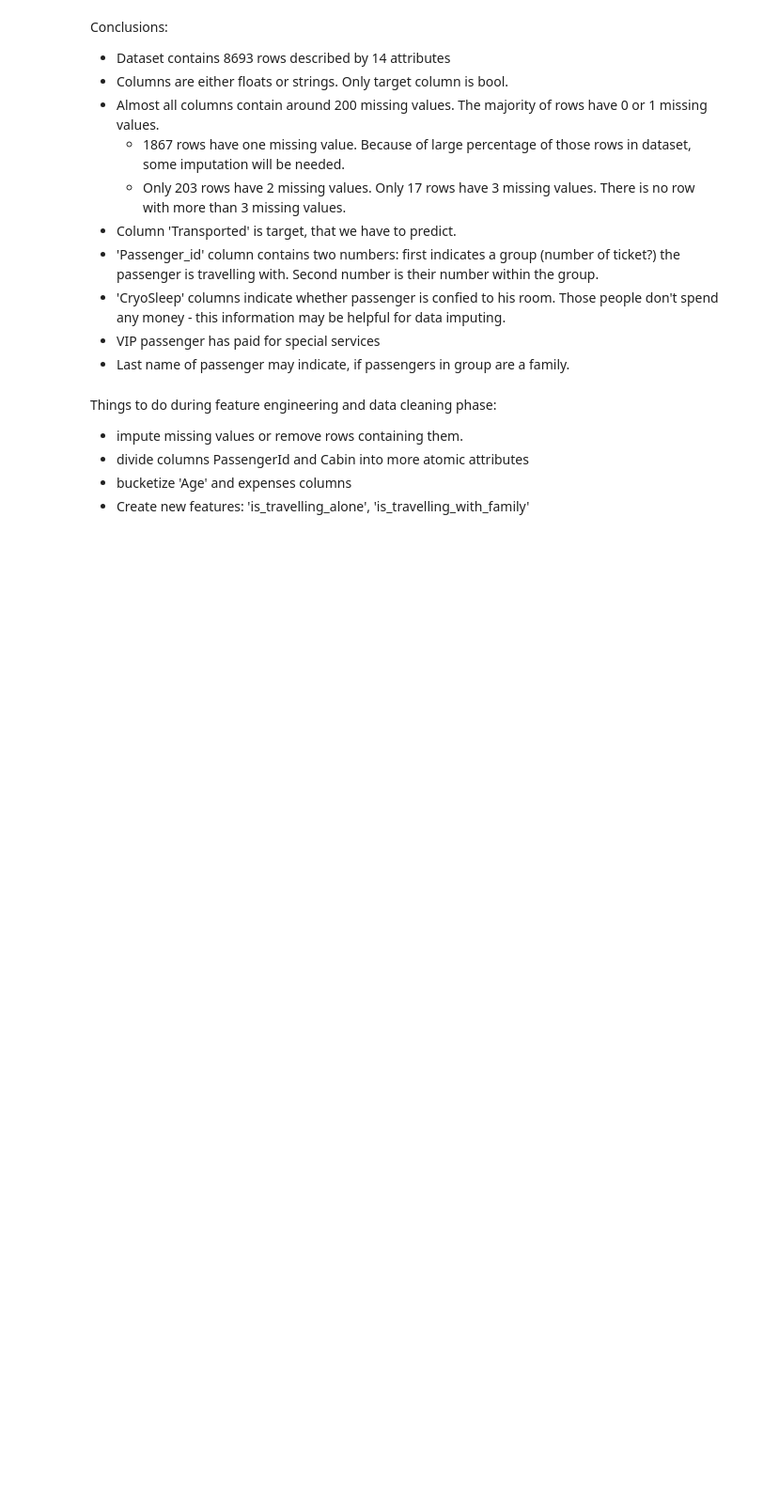
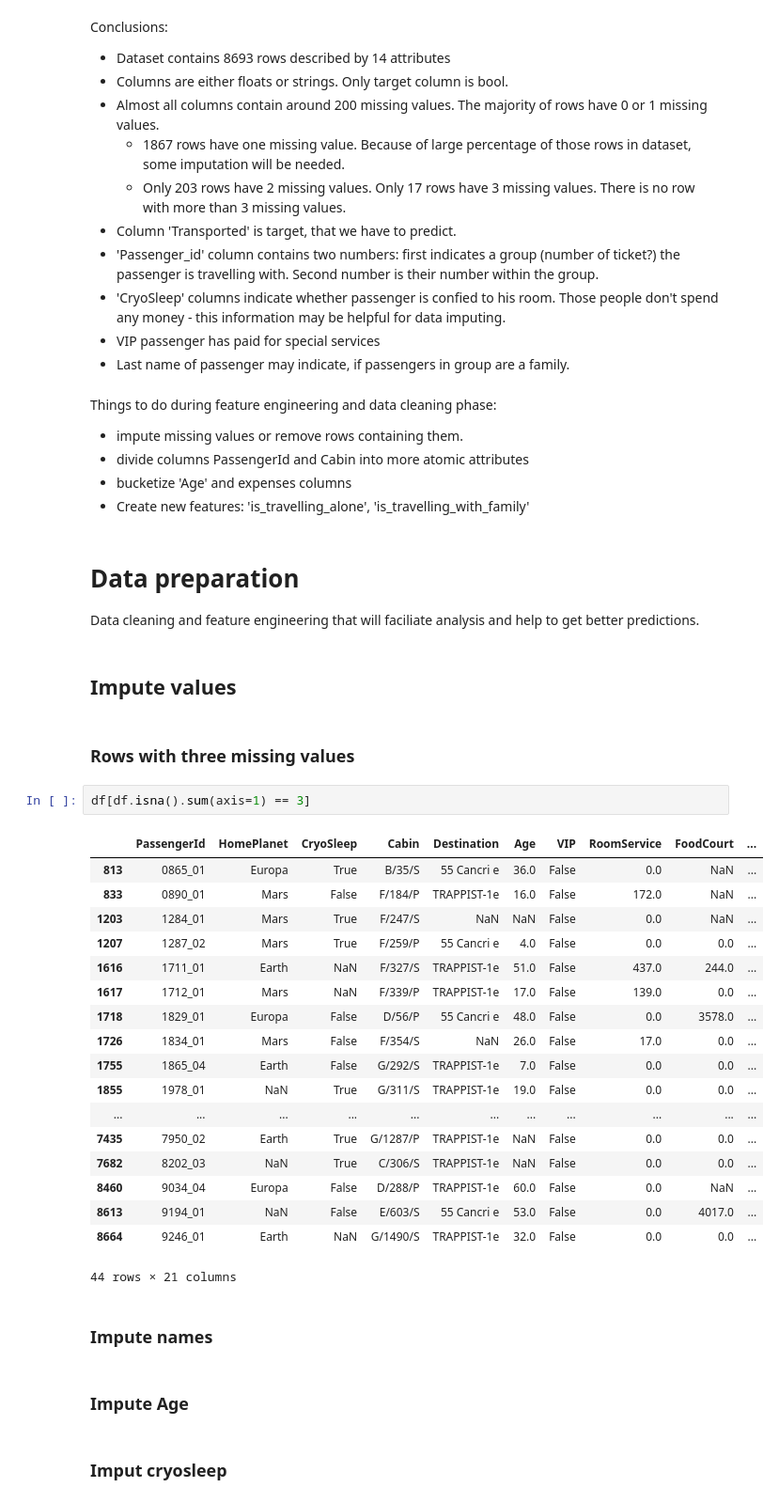
Before and after one commit to KosAqH/World-Tour-EDA, a Jupyter notebook: Space Titanic/analyse.ipynb, the cells around one changed output. Shown: that part at 94% size. Saved outputs shown, nothing was run; the diff lists cells and outputs as text; blank space fills up the shorter version.

Commit message:
Space Titanic: start imputing data, create new features by splitting existing ones

```diff
--- a/Space Titanic/analyse.ipynb
+++ b/Space Titanic/analyse.ipynb
@@ -131,3 +127,38 @@ Things to do during feature engineering and data cleaning phase:
  - divide columns PassengerId and Cabin into more atomic attributes
  - bucketize 'Age' and expenses columns
  - Create new features: 'is_travelling_alone', 'is_travelling_with_family'
+# %% [markdown]
+# Data preparation
+
+Data cleaning and feature engineering that will faciliate analysis and help to get better predictions.
+# %% [markdown]
+## Impute values
+# %% [markdown]
+### Rows with three missing values
+# %%
+df[df.isna().sum(axis=1) == 3]
+# %% [output]
+|  | PassengerId | HomePlanet | CryoSleep | Cabin | Destination | Age | VIP | RoomService | FoodCourt | ... |
+| 813 | 0865_01 | Europa | True | B/35/S | 55 Cancri e | 36.0 | False | 0.0 | NaN | ... |
+| 833 | 0890_01 | Mars | False | F/184/P | TRAPPIST-1e | 16.0 | False | 172.0 | NaN | ... |
+| 1203 | 1284_01 | Mars | True | F/247/S | NaN | NaN | False | 0.0 | NaN | ... |
+| 1207 | 1287_02 | Mars | True | F/259/P | 55 Cancri e | 4.0 | False | 0.0 | 0.0 | ... |
+| 1616 | 1711_01 | Earth | NaN | F/327/S | TRAPPIST-1e | 51.0 | False | 437.0 | 244.0 | ... |
+| 1617 | 1712_01 | Mars | NaN | F/339/P | TRAPPIST-1e | 17.0 | False | 139.0 | 0.0 | ... |
+| 1718 | 1829_01 | Europa | False | D/56/P | 55 Cancri e | 48.0 | False | 0.0 | 3578.0 | ... |
+| 1726 | 1834_01 | Mars | False | F/354/S | NaN | 26.0 | False | 17.0 | 0.0 | ... |
+| 1755 | 1865_04 | Earth | False | G/292/S | TRAPPIST-1e | 7.0 | False | 0.0 | 0.0 | ... |
+| 1855 | 1978_01 | NaN | True | G/311/S | TRAPPIST-1e | 19.0 | False | 0.0 | 0.0 | ... |
+| ... | ... | ... | ... | ... | ... | ... | ... | ... | ... | ... |
+| 7435 | 7950_02 | Earth | True | G/1287/P | TRAPPIST-1e | NaN | False | 0.0 | 0.0 | ... |
+| 7682 | 8202_03 | NaN | True | C/306/S | TRAPPIST-1e | NaN | False | 0.0 | 0.0 | ... |
+| 8460 | 9034_04 | Europa | False | D/288/P | TRAPPIST-1e | 60.0 | False | 0.0 | NaN | ... |
+| 8613 | 9194_01 | NaN | False | E/603/S | 55 Cancri e | 53.0 | False | 0.0 | 4017.0 | ... |
+| 8664 | 9246_01 | Earth | NaN | G/1490/S | TRAPPIST-1e | 32.0 | False | 0.0 | 0.0 | ... |
+44 rows × 21 columns
+# %% [markdown]
+### Impute names
+# %% [markdown]
+### Impute Age
+# %% [markdown]
+### Imput cryosleep
```
Also changed, not shown: parts of 19 cells of this notebook.
